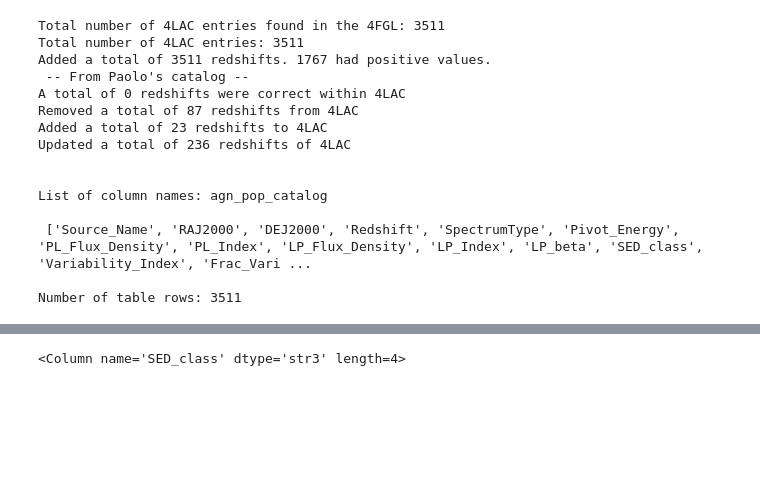
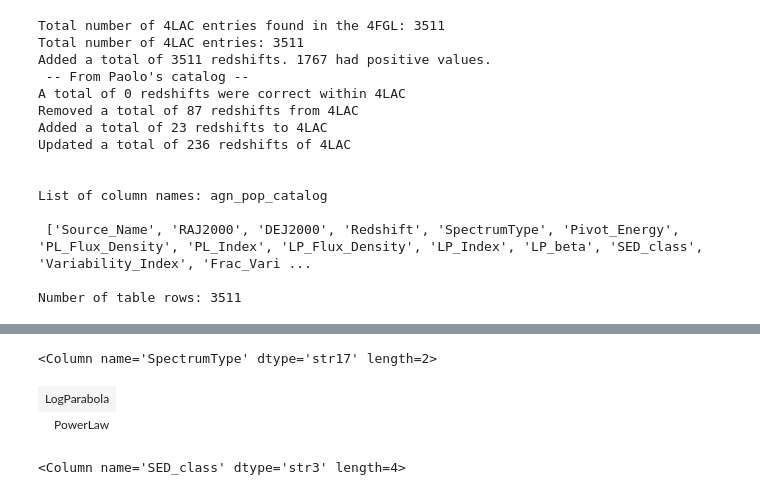
Before and after one commit to luanapassosreis/CTA_AGN_Pop_Variability, a Jupyter notebook: 4LAC_catalog_generator_v2/UpperLimit_Analysis.ipynb, the cells around one changed output, grey strips where cells are left out. Saved outputs shown, nothing was run; the diff lists cells and outputs as text; code cells hidden in the pictures; blank space fills up the shorter version.

```diff
--- a/4LAC_catalog_generator_v2/UpperLimit_Analysis.ipynb
+++ b/4LAC_catalog_generator_v2/UpperLimit_Analysis.ipynb
@@ -41,6 +43,12 @@ QTable length=3511
 | J2359.3+0215 | PowerLaw | 4726.44 | 5.183745e-15 | 1.7947075 | 9.2811314e-15 | 1.607395 | 0.42203328 | ... |
 | J2359.3-2049 | PowerLaw | 1965.9421 | 8.613323e-14 | 2.0880377 | 8.2531455e-14 | 2.1214917 | -0.026858702 | ... |
 | J2359.9-3736 | PowerLaw | 1844.0975 | 5.4040583e-14 | 2.0688875 | 7.380662e-14 | 1.9067892 | 0.25992045 | ... |
+# %%
+np.unique(catalog_data['SpectrumType'])
+# %% [output]
+<Column name='SpectrumType' dtype='str17' length=2>
+| LogParabola |
+| PowerLaw |
 # %%
 np.unique(catalog_data['SED_class'])
 # %% [output]
```
Also changed, not shown: parts of 36 cells of this notebook, 5 other files.
